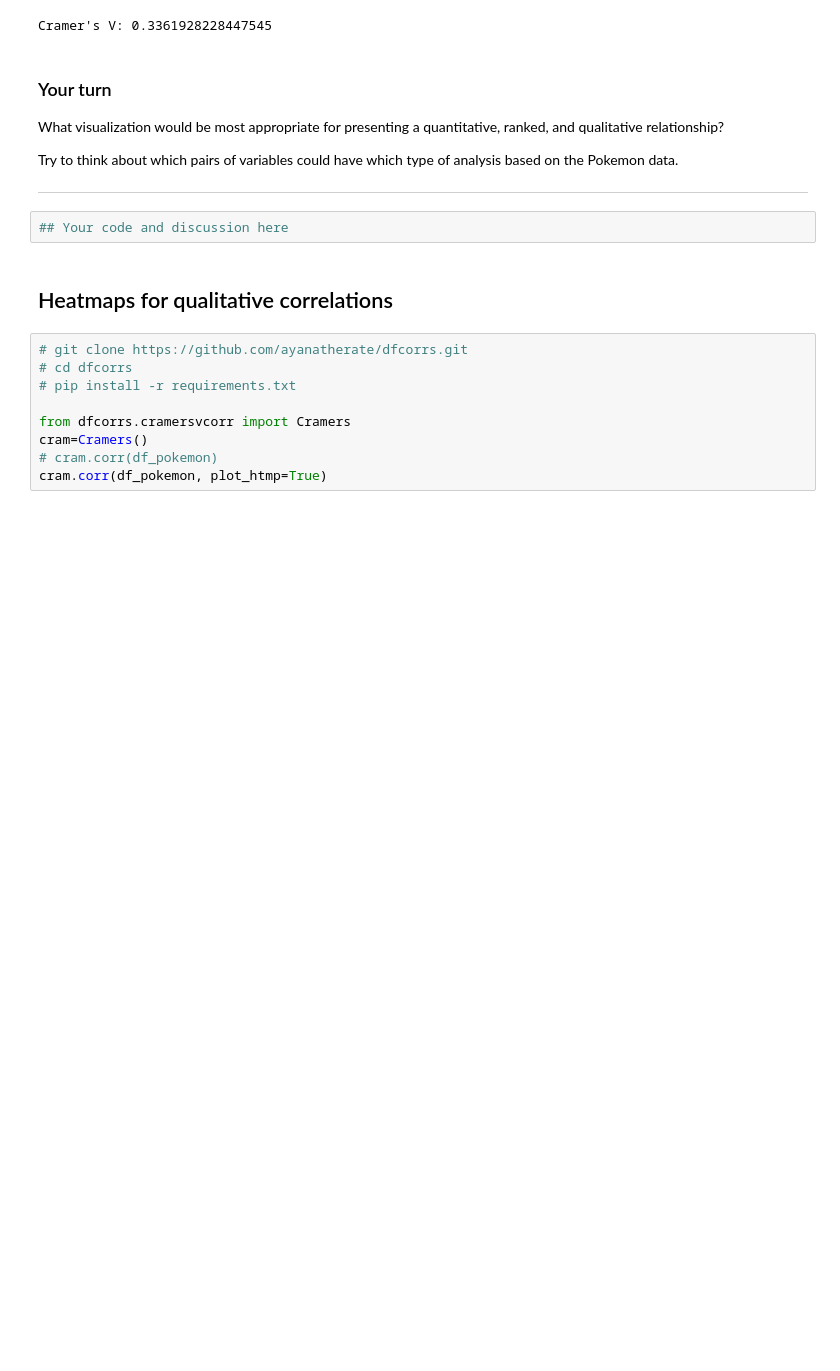
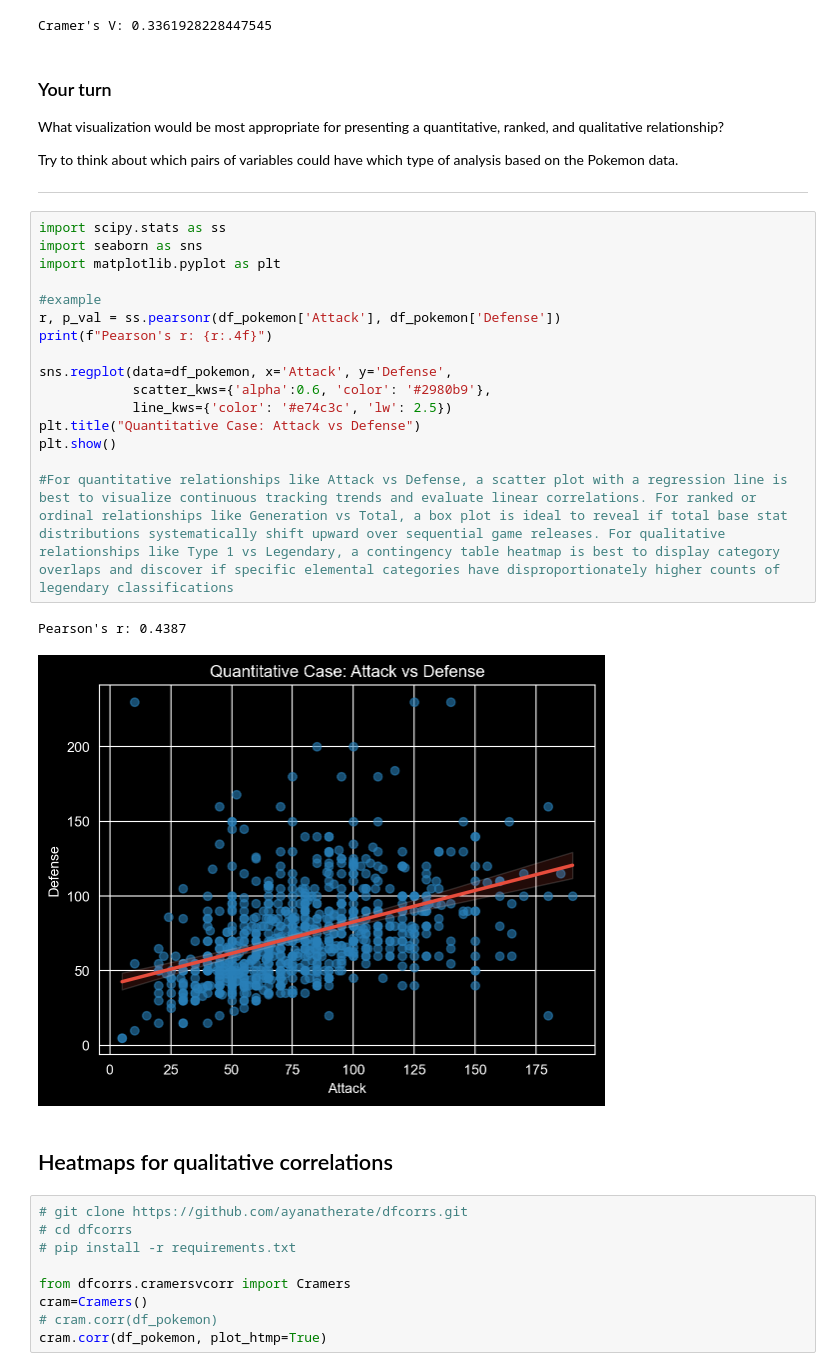
Before and after one commit to dulska-ola/Descriptive_stats_lab3, a Jupyter notebook: Exercise9.ipynb, the cells around one changed output. Saved outputs shown, nothing was run; the diff lists cells and outputs as text; blank space fills up the shorter version.

```diff
--- a/Exercise9.ipynb
+++ b/Exercise9.ipynb
@@ -504,7 +558,24 @@ Try to think about which pairs of variables could have which type of analysis ba
 
 ---
 # %%
-## Your code and discussion here
+import scipy.stats as ss
+import seaborn as sns
+import matplotlib.pyplot as plt
+
+#example
+r, p_val = ss.pearsonr(df_pokemon['Attack'], df_pokemon['Defense'])
+print(f"Pearson's r: {r:.4f}")
+
+sns.regplot(data=df_pokemon, x='Attack', y='Defense',
+            scatter_kws={'alpha':0.6, 'color': '#2980b9'},
+            line_kws={'color': '#e74c3c', 'lw': 2.5})
+plt.title("Quantitative Case: Attack vs Defense")
+plt.show()
+
+#For quantitative relationships like Attack vs Defense, a scatter plot with a regression line is best to visualize continuous tracking trends and evaluate linear correlations. For ranked or ordinal relationships like Generation vs Total, a box plot is ideal to reveal if total base stat distributions systematically shift upward over sequential game releases. For qualitative relationships like Type 1 vs Legendary, a contingency table heatmap is best to display category overlaps and discover if specific elemental categories have disproportionately higher counts of legendary classifications
+# %% [output]
+Pearson's r: 0.4387
+[figure, added]
 # %% [markdown]
 ## Heatmaps for qualitative correlations
 # %%
```
Also changed, not shown: parts of 8 cells of this notebook, 1 other file.
